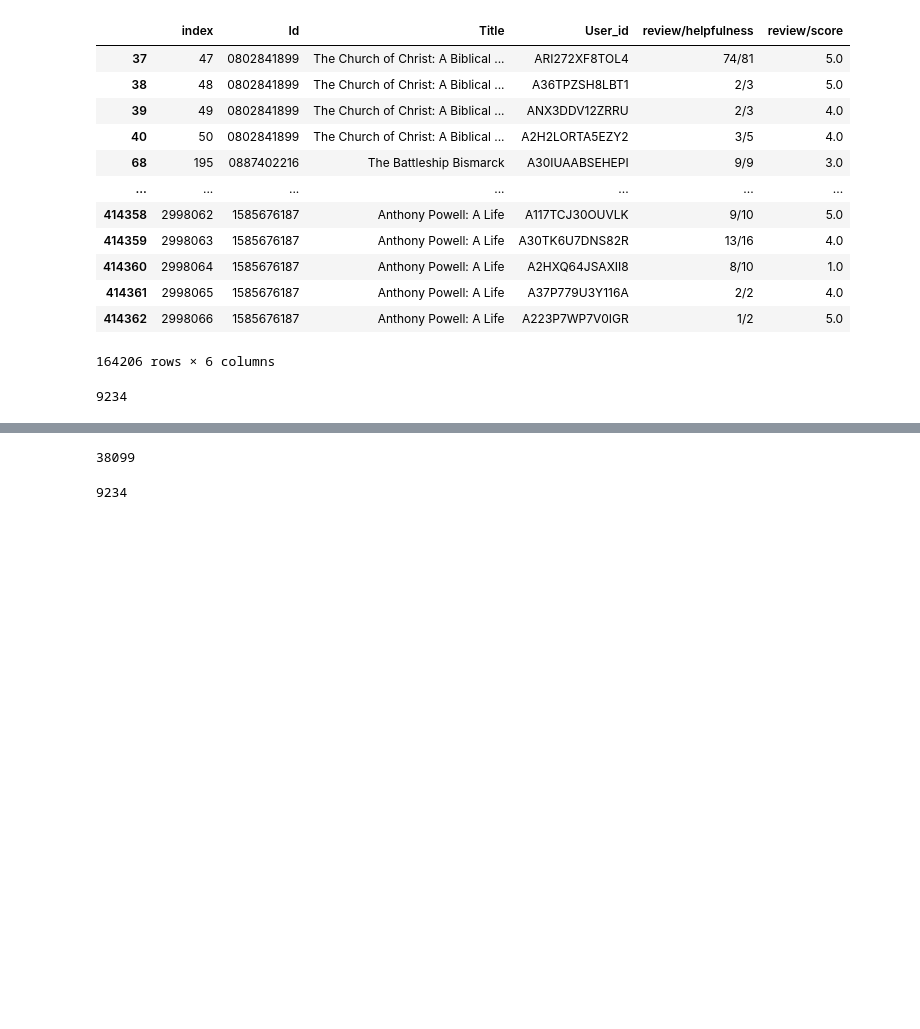
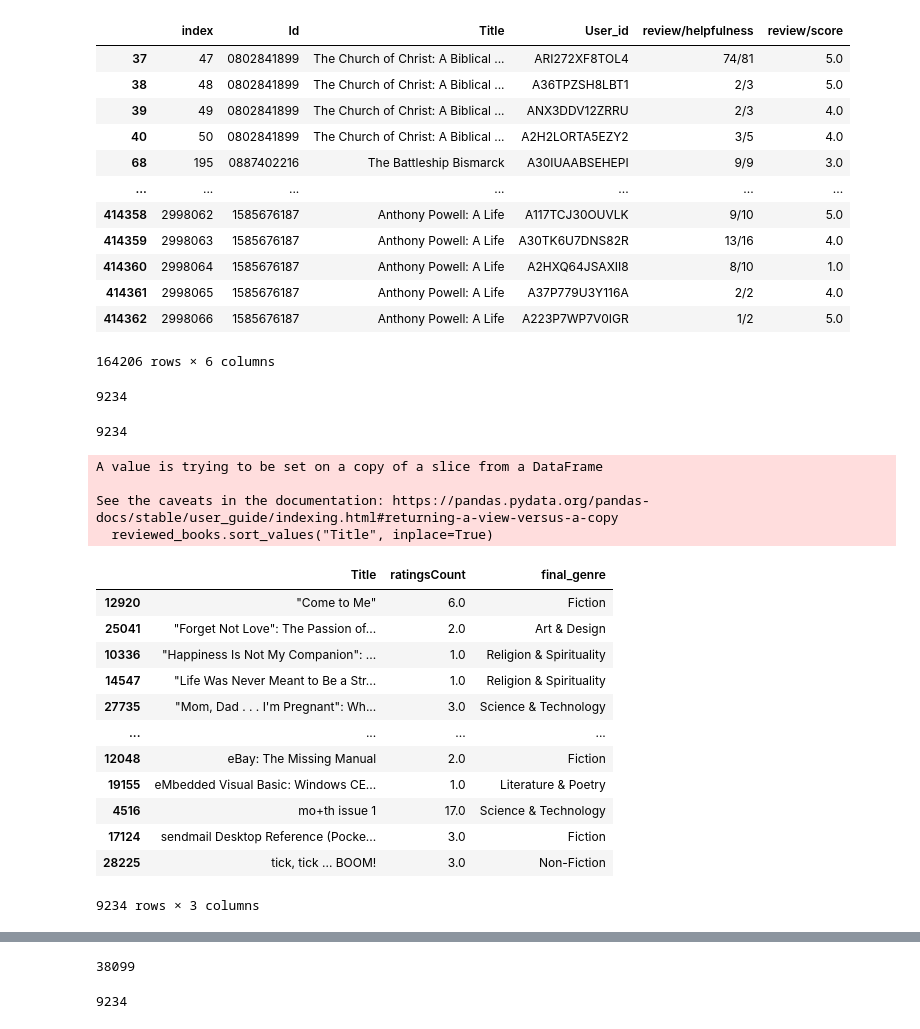
Before and after one commit to jinks145/pj_fireteam-108c, a Jupyter notebook: db.ipynb, the cells around one changed output, grey strips where cells are left out. Cells and saved outputs as stored; diff of their text form; code cells hidden in the pictures; blank space fills up the shorter version.

```diff
--- a/db.ipynb
+++ b/db.ipynb
@@ -6,8 +12,2 @@ engine = sqlalchemy.create_engine('sqlite:///fireteam108c.db')
 # %%
 connection = engine.connect()
-# %%
-books_data = pd.read_sql_table('books_data', connection)
-books_rating = pd.read_sql_table('books_rating', connection)
-
-
-# books_data_test = pd.read_sql_table('books_data', )
@@ -82,3 +100,30 @@ books_rating.Title.unique().shape[0]
 c = books_rating.groupby(["Title"]).apply(lambda x: x["review/score"].mean())
 # %%
 reviewed_books = books_data.loc[books_data["Title"].isin(c.index.get_level_values(0))]
+# %%
+reviewed_books.to_sql("reviewed_books", connection, index=False, if_exists="replace")
+# %% [output]
+9234
+# %%
+reviewed_books.sort_values("Title", inplace=True)
+# %% [output]
+A value is trying to be set on a copy of a slice from a DataFrame
+
+See the caveats in the documentation: https://pandas.pydata.org/pandas-docs/stable/user_guide/indexing.html#returning-a-view-versus-a-copy
+  reviewed_books.sort_values("Title", inplace=True)
+# %%
+reviewed_books
+# %% [output]
+|  | Title | ratingsCount | final_genre |
+| 12920 | "Come to Me" | 6.0 | Fiction |
+| 25041 | "Forget Not Love": The Passion of... | 2.0 | Art & Design |
+| 10336 | "Happiness Is Not My Companion": ... | 1.0 | Religion & Spirituality |
+| 14547 | "Life Was Never Meant to Be a Str... | 1.0 | Religion & Spirituality |
+| 27735 | "Mom, Dad . . . I'm Pregnant": Wh... | 3.0 | Science & Technology |
+| ... | ... | ... | ... |
+| 12048 | eBay: The Missing Manual | 2.0 | Fiction |
+| 19155 | eMbedded Visual Basic: Windows CE... | 1.0 | Literature & Poetry |
+| 4516 | mo+th issue 1 | 17.0 | Science & Technology |
+| 17124 | sendmail Desktop Reference (Pocke... | 3.0 | Fiction |
+| 28225 | tick, tick ... BOOM! | 3.0 | Non-Fiction |
+9234 rows × 3 columns
```
Also changed, not shown: parts of 21 cells of this notebook.
